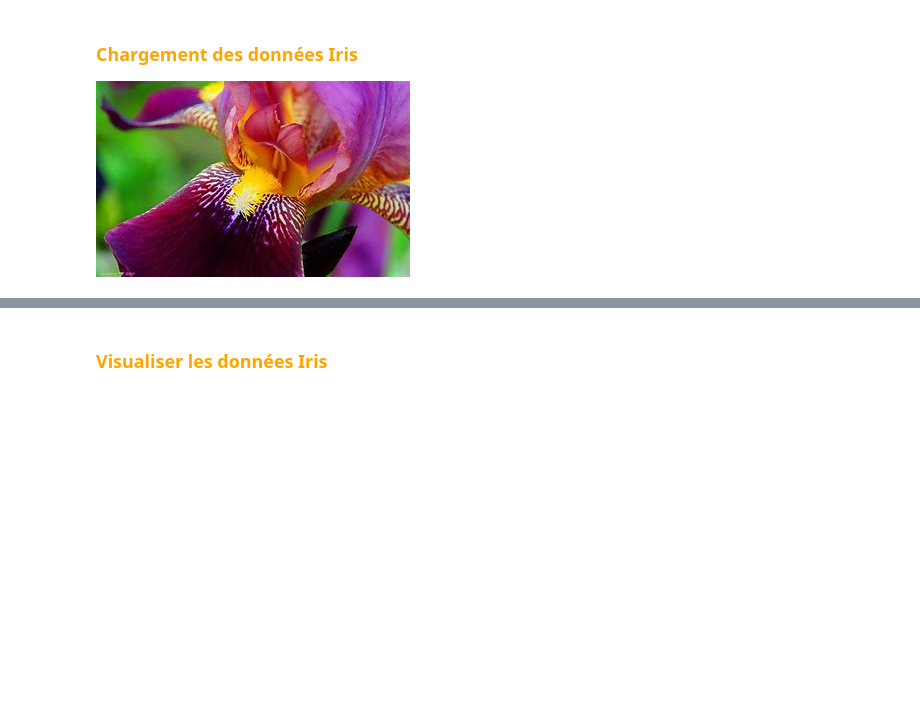
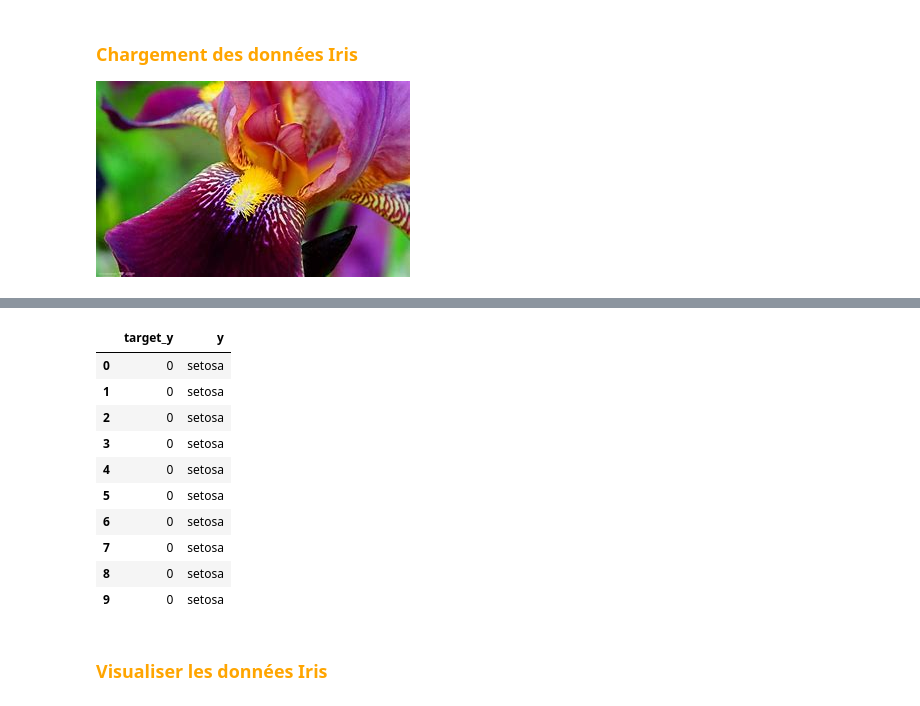
Before and after one commit to Abdkar95/Lab1_Deep_Learning_IRIS_V3, a Jupyter notebook: Lab1_Deep Learning IRIS_V3.ipynb, the cells around one changed output, grey strips where cells are left out. Saved outputs shown, nothing was run; the diff lists cells and outputs as text; code cells hidden in the pictures; blank space fills up the shorter version.

```diff
--- a/Lab1_Deep Learning IRIS_V3.ipynb
+++ b/Lab1_Deep Learning IRIS_V3.ipynb
@@ -53,5 +74,6 @@ df_X=pd.DataFrame(,columns=)
 # %%
 # Créer un dataframe df_y qui contient la colonne cible y
-df_y=pd.DataFrame(,columns=)
+df_y=pd.DataFrame(y,columns=['target_y'])
 
 # Afficher les 10 premières lignes de df_y
+df_y.head(10)
@@ -58,9 +92,26 @@ df_y=pd.DataFrame(,columns=)
 # %%
 # Ajouter à df_y une colonne "label" avec le nom des modalité de la cible
-iris_mapping = {0:'setosa',1:'versicolor',2:'virginica'}
-df_y=df_y.assign(label  = df_y.y.map(iris_mapping))
+iris_mapping = {0: 'setosa', 1: 'versicolor', 2: 'virginica'}
+# df_y = df_y.assign(y=df_y.target_y.map(iris_mapping))
 
-# Afficher les 10 premières lignes de df_y
+# Afficher les 10 premières lignes de df_y avec la colonne "label"
+df_y = df_y.assign(y=df_y.target_y.map(iris_mapping))
+
+# Afficher les 10 premières lignes de df_y avec la colonne "label"
+
+df_y.head(10)
+# %% [output]
+|  | target_y | y |
+| 0 | 0 | setosa |
+| 1 | 0 | setosa |
+| 2 | 0 | setosa |
+| 3 | 0 | setosa |
+| 4 | 0 | setosa |
+| 5 | 0 | setosa |
+| 6 | 0 | setosa |
+| 7 | 0 | setosa |
+| 8 | 0 | setosa |
+| 9 | 0 | setosa |
 # %% [markdown]
 ### <font color="orange">Visualiser les données Iris</font>
 # %%
```
Also changed, not shown: parts of 7 cells of this notebook.
